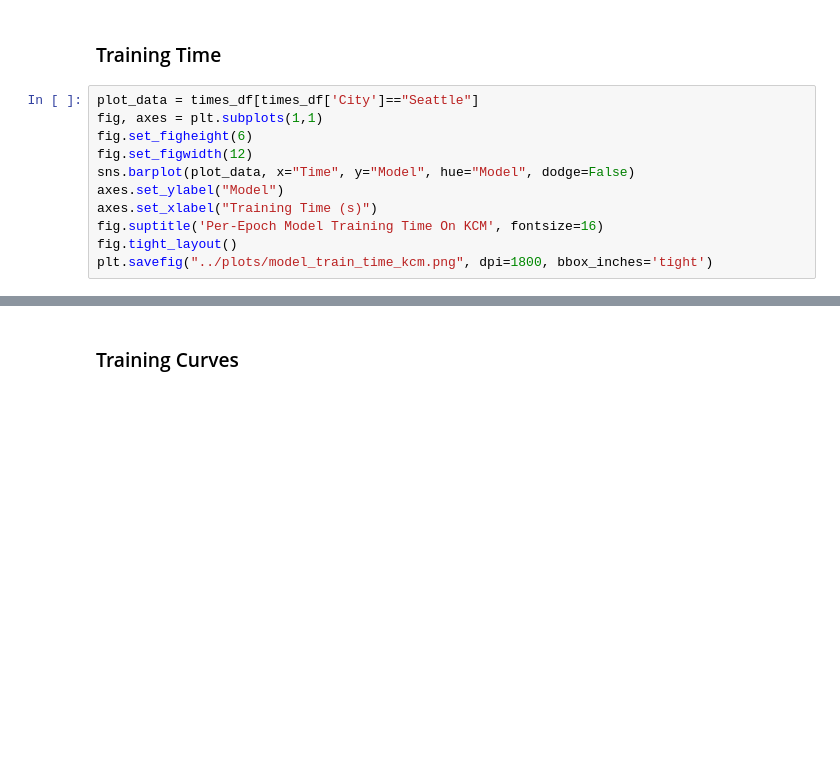
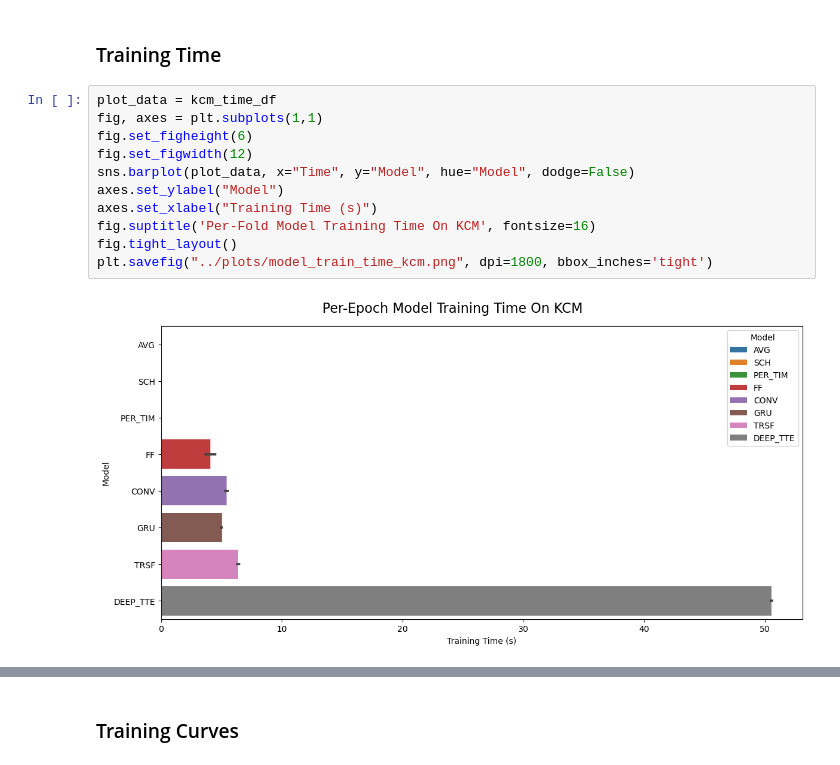
Before and after one commit to zackAemmer/generalizable_travel_times, a Jupyter notebook: src/explore_results.ipynb, the cells around one changed output, grey strips where cells are left out. Saved outputs shown, nothing was run; the diff lists cells and outputs as text; blank space fills up the shorter version.

```diff
--- a/src/explore_results.ipynb
+++ b/src/explore_results.ipynb
@@ -153,14 +161,16 @@ plt.savefig("../plots/model_performances_kcm.png", dpi=1800, bbox_inches='tight'
 # %% [markdown]
 ### Training Time
 # %%
-plot_data = times_df[times_df['City']=="Seattle"]
+plot_data = kcm_time_df
 fig, axes = plt.subplots(1,1)
 fig.set_figheight(6)
 fig.set_figwidth(12)
 sns.barplot(plot_data, x="Time", y="Model", hue="Model", dodge=False)
 axes.set_ylabel("Model")
 axes.set_xlabel("Training Time (s)")
-fig.suptitle('Per-Epoch Model Training Time On KCM', fontsize=16)
+fig.suptitle('Per-Fold Model Training Time On KCM', fontsize=16)
 fig.tight_layout()
 plt.savefig("../plots/model_train_time_kcm.png", dpi=1800, bbox_inches='tight')
+# %% [output]
+[figure, added]
 # %%
```
Also changed, not shown: parts of 23 cells of this notebook, 3 other files.
